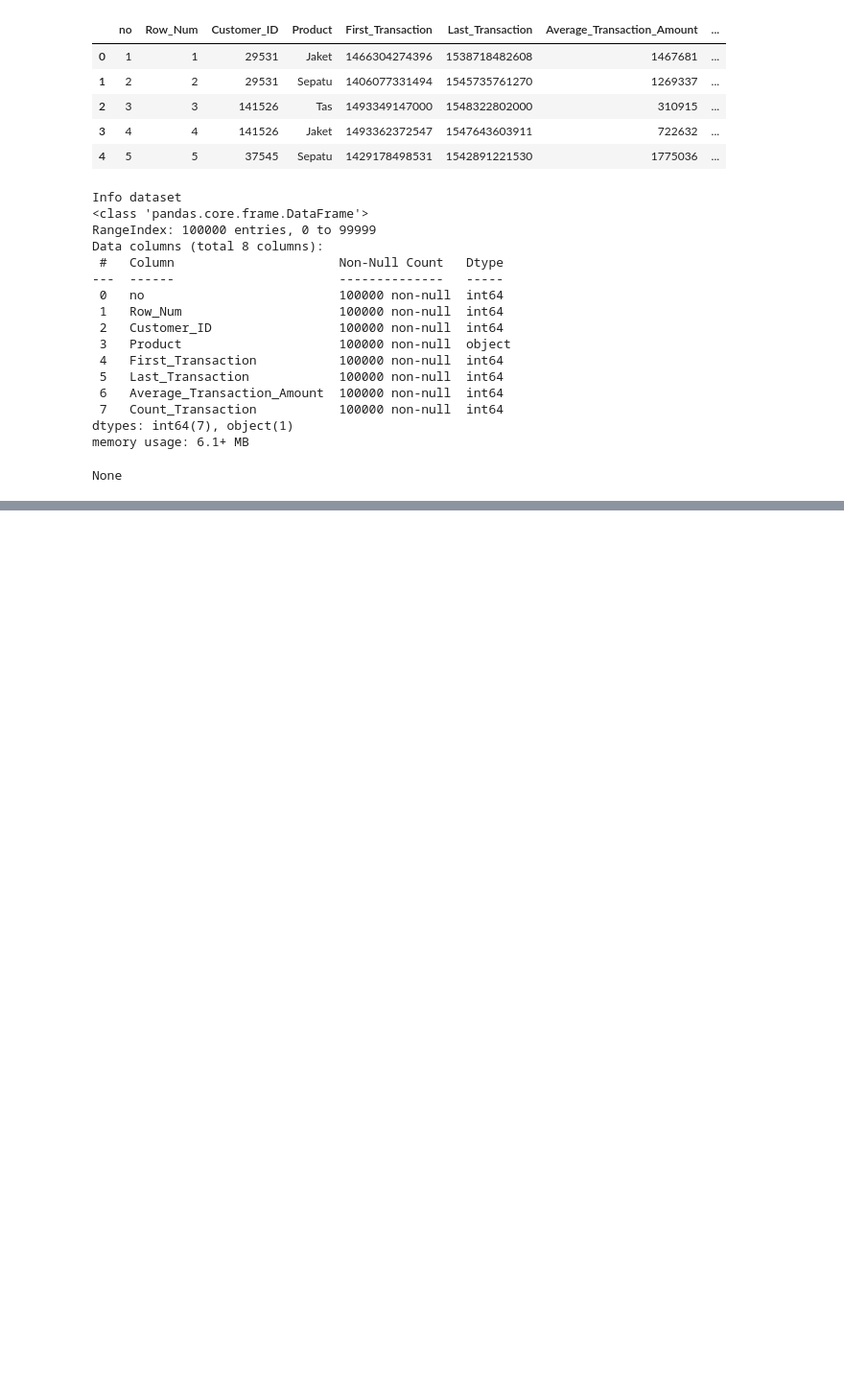
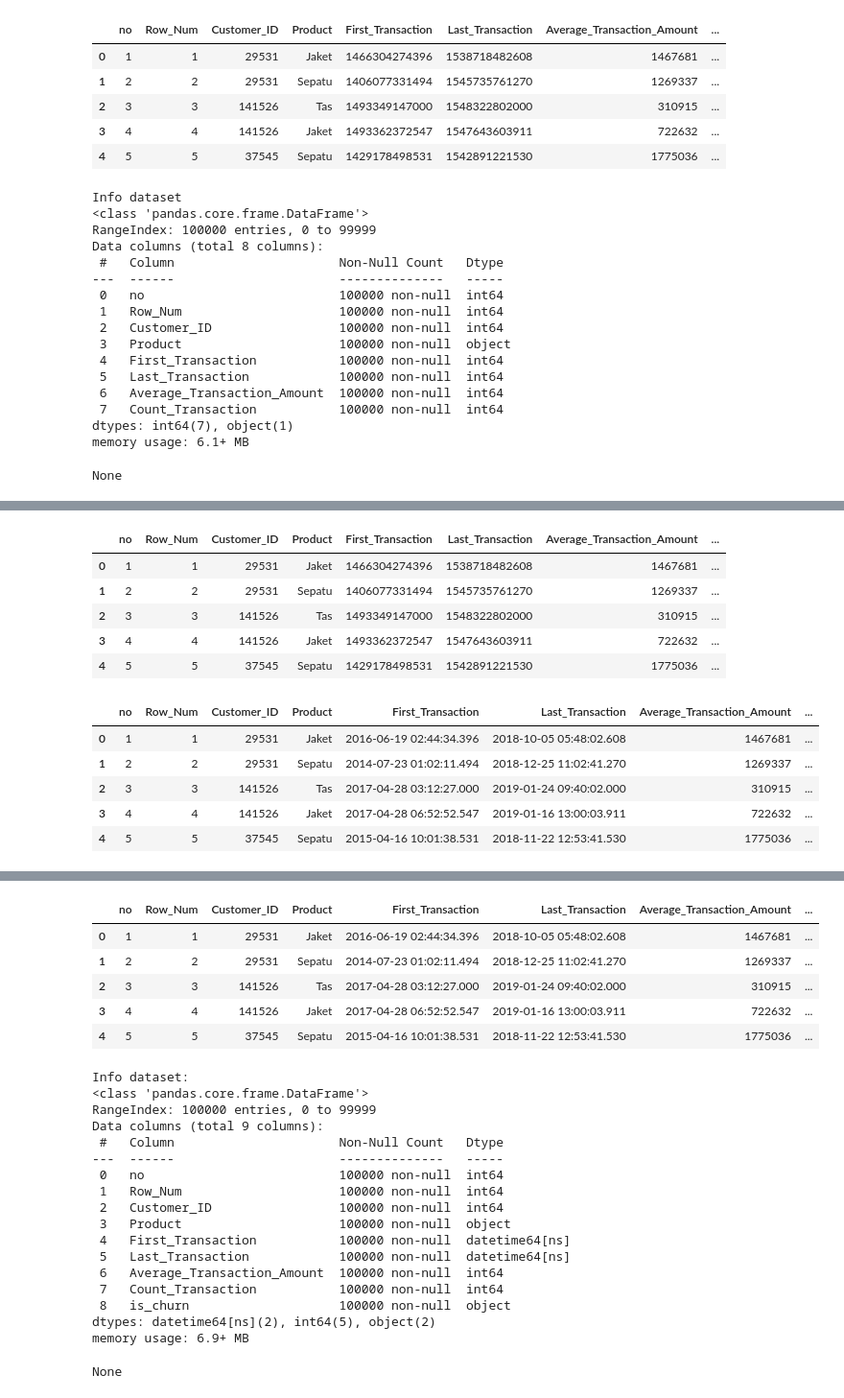
Before and after one commit to UsepSyaikalArifin/DQLab-Academy-Course-Online, a Jupyter notebook: Kelas Fundamental/Data Analyst Project - Business Decisions Research/Jupyter Notebook/main.ipynb, the cells around one changed output, grey strips where cells are left out. Shown at 96% size. Saved outputs shown, nothing was run; the diff lists cells and outputs as text; code cells hidden in the pictures; blank space fills up the shorter version.

```diff
--- a/Kelas Fundamental/Data Analyst Project - Business Decisions Research/Jupyter Notebook/main.ipynb
+++ b/Kelas Fundamental/Data Analyst Project - Business Decisions Research/Jupyter Notebook/main.ipynb
@@ -58,0 +84,36 @@ KeyError: 'LAst_Transaction'
+# %%
+import pandas as pd
+from IPython.display import display
+
+df = pd.read_csv("https://storage.googleapis.com/dqlab-dataset/data_retail.csv", sep=";")
+display(df.head(5))
+
+df["First_Transaction"] = pd.to_datetime(df["First_Transaction"], unit="ms")
+df["Last_Transaction"] = pd.to_datetime(df["Last_Transaction"], unit="ms")
+display(df.head(5))
+
+# Pengecekan transaksi terakhir dalam dataset
+print(max(df["Last_Transaction"]))
+
+# Klasifikasi customer yang berstatus Churn atau tidak
+df.loc[df["Last_Transaction"] <= "2018-08-01", "is_churn"] = True
+df.loc[df["Last_Transaction"] > "2018-08-01", "is_churn"] = False
+
+print('Lima data teratas:')
+display(df.head())
+
+print('\nInfo dataset:')
+display(df.info())
+# %% [output]
+|  | no | Row_Num | Customer_ID | Product | First_Transaction | Last_Transaction | Average_Transaction_Amount | ... |
+| 0 | 1 | 1 | 29531 | Jaket | 1466304274396 | 1538718482608 | 1467681 | ... |
+| 1 | 2 | 2 | 29531 | Sepatu | 1406077331494 | 1545735761270 | 1269337 | ... |
+| 2 | 3 | 3 | 141526 | Tas | 1493349147000 | 1548322802000 | 310915 | ... |
+| 3 | 4 | 4 | 141526 | Jaket | 1493362372547 | 1547643603911 | 722632 | ... |
+| 4 | 5 | 5 | 37545 | Sepatu | 1429178498531 | 1542891221530 | 1775036 | ... |
+|  | no | Row_Num | Customer_ID | Product | First_Transaction | Last_Transaction | Average_Transaction_Amount | ... |
+| 0 | 1 | 1 | 29531 | Jaket | 2016-06-19 02:44:34.396 | 2018-10-05 05:48:02.608 | 1467681 | ... |
+| 1 | 2 | 2 | 29531 | Sepatu | 2014-07-23 01:02:11.494 | 2018-12-25 11:02:41.270 | 1269337 | ... |
+| 2 | 3 | 3 | 141526 | Tas | 2017-04-28 03:12:27.000 | 2019-01-24 09:40:02.000 | 310915 | ... |
+| 3 | 4 | 4 | 141526 | Jaket | 2017-04-28 06:52:52.547 | 2019-01-16 13:00:03.911 | 722632 | ... |
+| 4 | 5 | 5 | 37545 | Sepatu | 2015-04-16 10:01:38.531 | 2018-11-22 12:53:41.530 | 1775036 | ... |
@@ -58,0 +122,24 @@ KeyError: 'LAst_Transaction'
+|  | no | Row_Num | Customer_ID | Product | First_Transaction | Last_Transaction | Average_Transaction_Amount | ... |
+| 0 | 1 | 1 | 29531 | Jaket | 2016-06-19 02:44:34.396 | 2018-10-05 05:48:02.608 | 1467681 | ... |
+| 1 | 2 | 2 | 29531 | Sepatu | 2014-07-23 01:02:11.494 | 2018-12-25 11:02:41.270 | 1269337 | ... |
+| 2 | 3 | 3 | 141526 | Tas | 2017-04-28 03:12:27.000 | 2019-01-24 09:40:02.000 | 310915 | ... |
+| 3 | 4 | 4 | 141526 | Jaket | 2017-04-28 06:52:52.547 | 2019-01-16 13:00:03.911 | 722632 | ... |
+| 4 | 5 | 5 | 37545 | Sepatu | 2015-04-16 10:01:38.531 | 2018-11-22 12:53:41.530 | 1775036 | ... |
+Info dataset:
+<class 'pandas.core.frame.DataFrame'>
+RangeIndex: 100000 entries, 0 to 99999
+Data columns (total 9 columns):
+ #   Column                      Non-Null Count   Dtype
+---  ------                      --------------   -----
+ 0   no                          100000 non-null  int64
+ 1   Row_Num                     100000 non-null  int64
+ 2   Customer_ID                 100000 non-null  int64
+ 3   Product                     100000 non-null  object
+ 4   First_Transaction           100000 non-null  datetime64[ns]
+ 5   Last_Transaction            100000 non-null  datetime64[ns]
+ 6   Average_Transaction_Amount  100000 non-null  int64
+ 7   Count_Transaction           100000 non-null  int64
+ 8   is_churn                    100000 non-null  object
+dtypes: datetime64[ns](2), int64(5), object(2)
+memory usage: 6.9+ MB
+None
```
Also changed, not shown: parts of 3 cells of this notebook.
